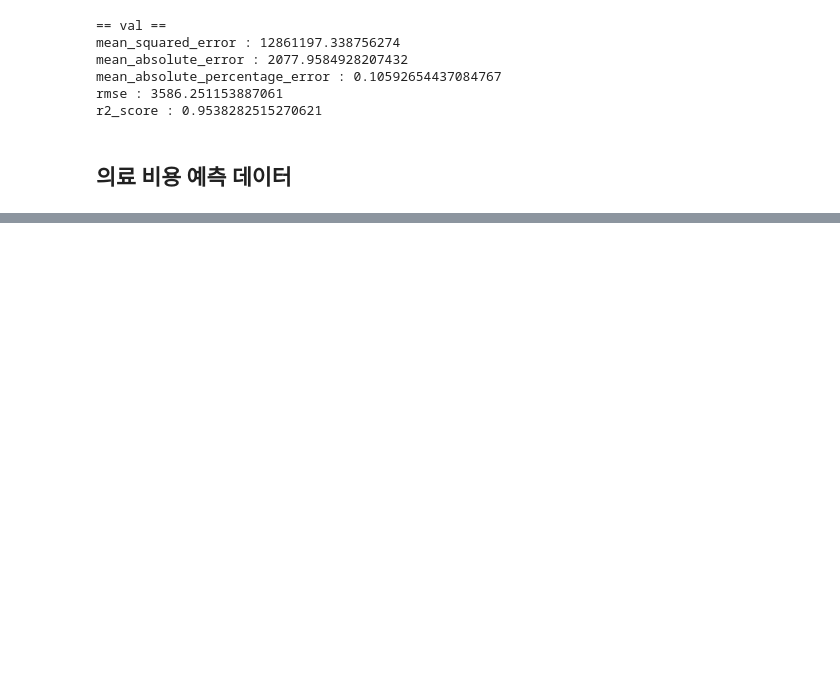
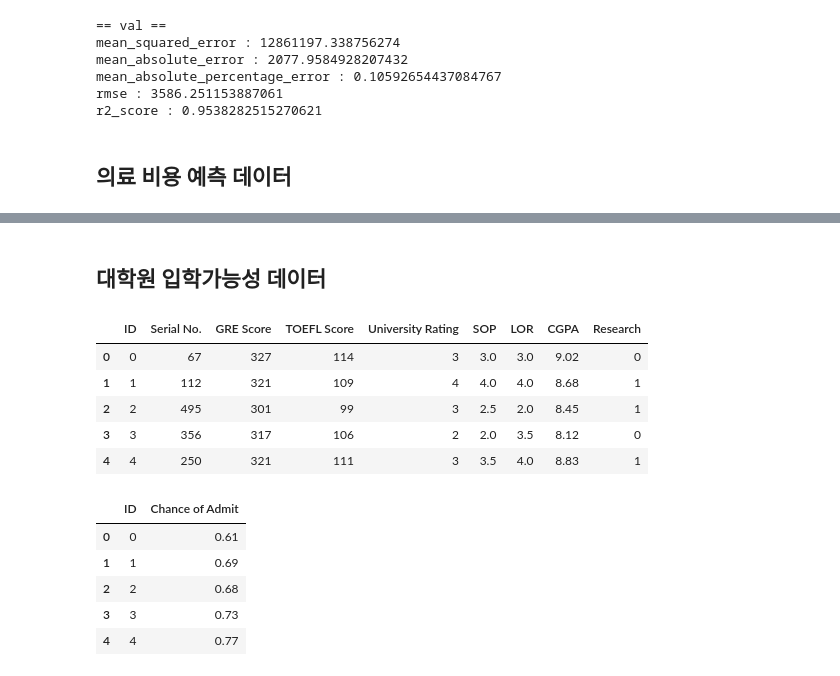
Before and after one commit to Naseungju/-_-, a Jupyter notebook: 2유형_연습2.ipynb, the cells around one changed output, grey strips where cells are left out. Cells and saved outputs as stored; diff of their text form; code cells hidden in the pictures; blank space fills up the shorter version.

```diff
--- a/2유형_연습2.ipynb
+++ b/2유형_연습2.ipynb
@@ -210,0 +377,25 @@ r2_score : 0.9538282515270621
+# %% [markdown]
+## 대학원 입학가능성 데이터
+# %%
+import pandas as pd
+#데이터 로드
+x_train = pd.read_csv("https://raw.githubusercontent.com/Datamanim/datarepo/main/admission/x_train.csv")
+y_train = pd.read_csv("https://raw.githubusercontent.com/Datamanim/datarepo/main/admission/y_train.csv")
+x_test= pd.read_csv("https://raw.githubusercontent.com/Datamanim/datarepo/main/admission/x_test.csv")
+
+
+display(x_train.head())
+display(y_train.head())
+# %% [output]
+|  | ID | Serial No. | GRE Score | TOEFL Score | University Rating | SOP | LOR | CGPA | Research |
+| 0 | 0 | 67 | 327 | 114 | 3 | 3.0 | 3.0 | 9.02 | 0 |
+| 1 | 1 | 112 | 321 | 109 | 4 | 4.0 | 4.0 | 8.68 | 1 |
+| 2 | 2 | 495 | 301 | 99 | 3 | 2.5 | 2.0 | 8.45 | 1 |
+| 3 | 3 | 356 | 317 | 106 | 2 | 2.0 | 3.5 | 8.12 | 0 |
+| 4 | 4 | 250 | 321 | 111 | 3 | 3.5 | 4.0 | 8.83 | 1 |
+|  | ID | Chance of Admit |
+| 0 | 0 | 0.61 |
+| 1 | 1 | 0.69 |
+| 2 | 2 | 0.68 |
+| 3 | 3 | 0.73 |
+| 4 | 4 | 0.77 |
```
Also changed, not shown: parts of 13 cells of this notebook.
